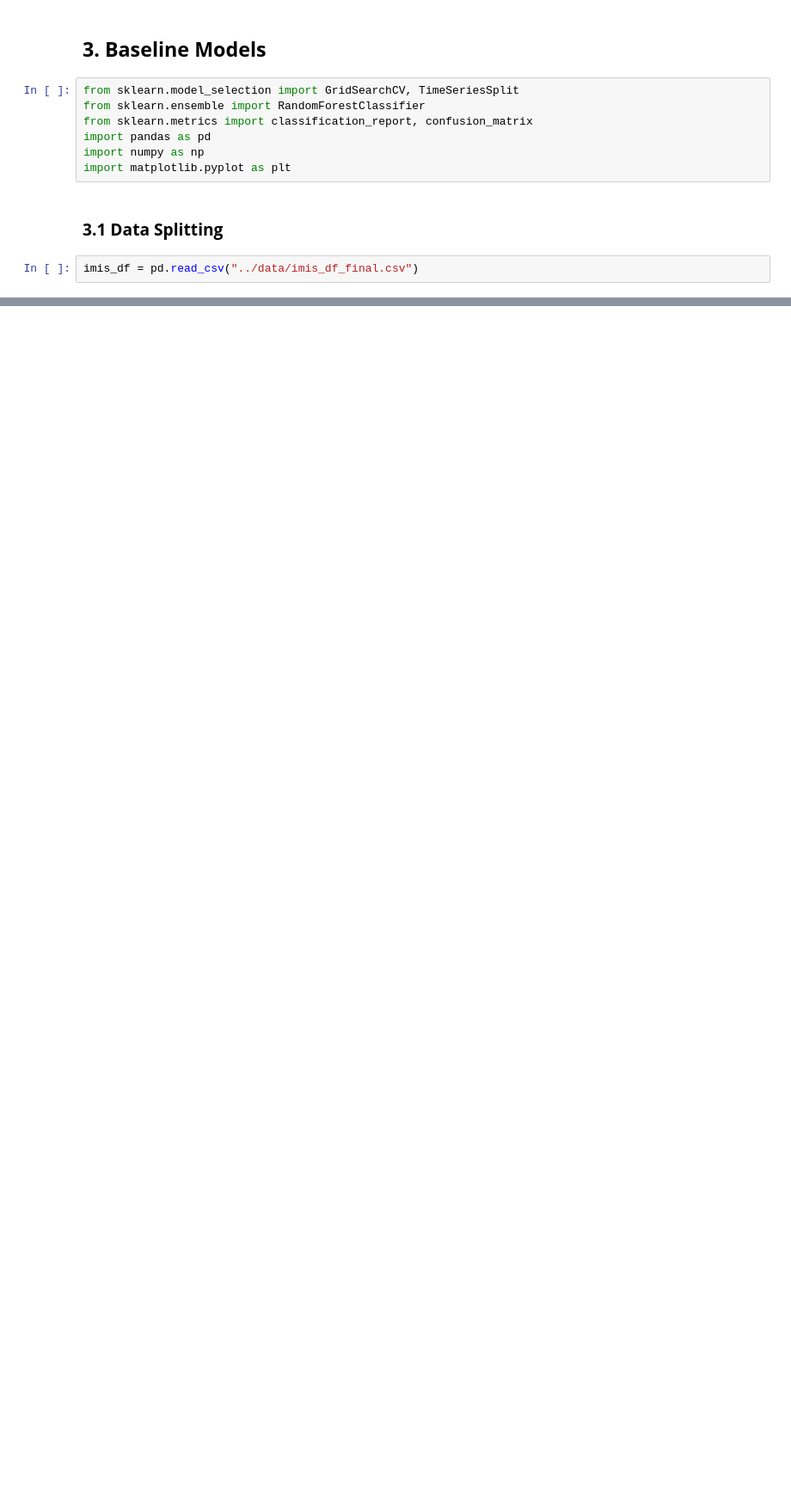
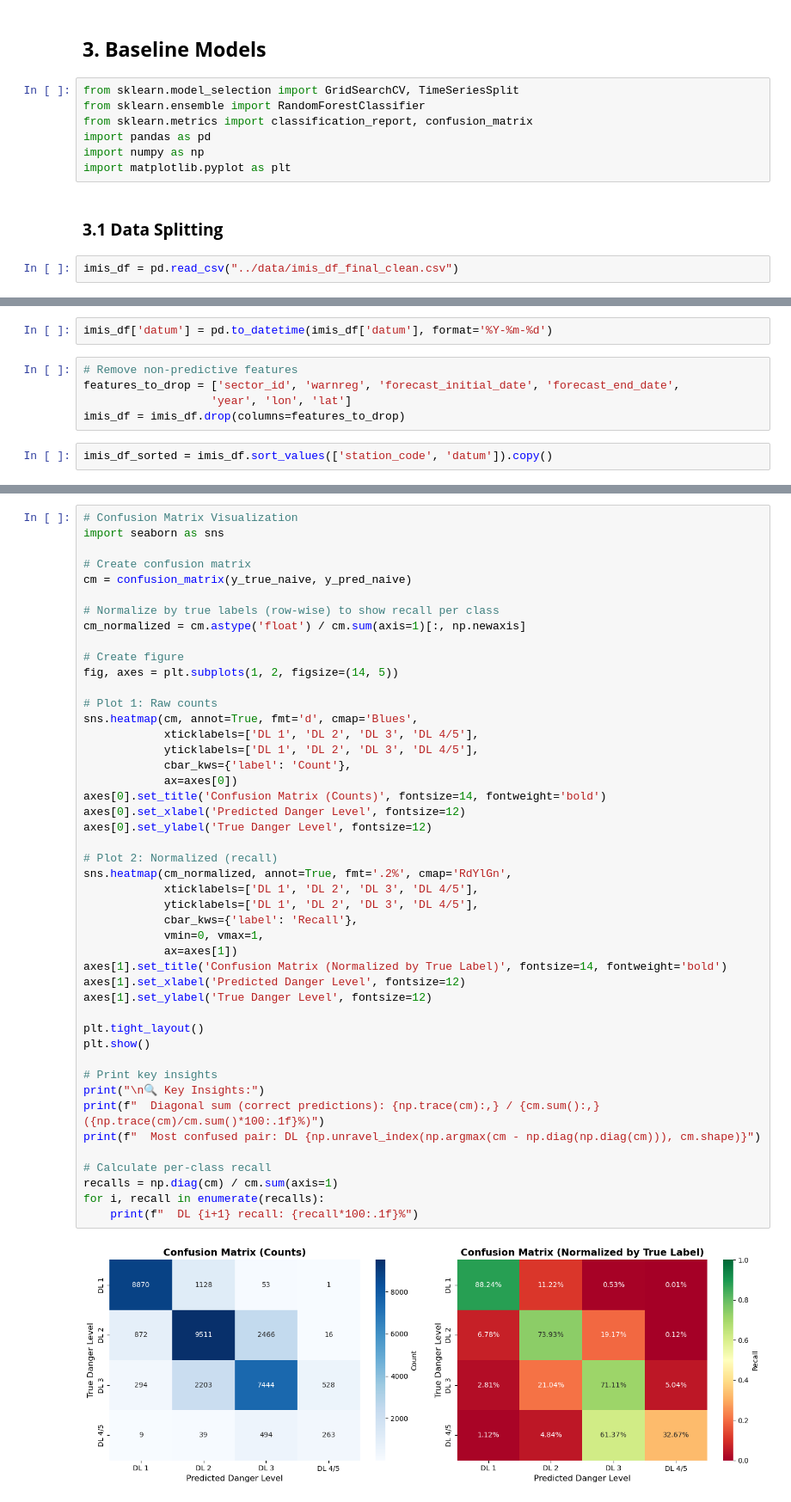
Before and after one commit to FPfenniger/AvalancheRiskProject, a Jupyter notebook: notebooks/3_BaselineModels.ipynb, the cells around one changed output, grey strips where cells are left out. Shown at 86% size. Cells and saved outputs as stored; diff of their text form; blank space fills up the shorter version.

```diff
--- a/notebooks/3_BaselineModels.ipynb
+++ b/notebooks/3_BaselineModels.ipynb
@@ -16,4 +16,4 @@ import matplotlib.pyplot as plt
 # %% [markdown]
 ### **3.1 Data Splitting**
 # %%
-imis_df = pd.read_csv("../data/imis_df_final.csv")
+imis_df = pd.read_csv("../data/imis_df_final_clean.csv")
@@ -19,0 +38,9 @@ imis_df = pd.read_csv("../data/imis_df_final.csv")
+# %%
+imis_df['datum'] = pd.to_datetime(imis_df['datum'], format='%Y-%m-%d')
+# %%
+# Remove non-predictive features
+features_to_drop = ['sector_id', 'warnreg', 'forecast_initial_date', 'forecast_end_date',
+                   'year', 'lon', 'lat']
+imis_df = imis_df.drop(columns=features_to_drop)
+# %%
+imis_df_sorted = imis_df.sort_values(['station_code', 'datum']).copy()
@@ -19,0 +98,48 @@ imis_df = pd.read_csv("../data/imis_df_final.csv")
+# %%
+# Confusion Matrix Visualization
+import seaborn as sns
+
+# Create confusion matrix
+cm = confusion_matrix(y_true_naive, y_pred_naive)
+
+# Normalize by true labels (row-wise) to show recall per class
+cm_normalized = cm.astype('float') / cm.sum(axis=1)[:, np.newaxis]
+
+# Create figure
+fig, axes = plt.subplots(1, 2, figsize=(14, 5))
+
+# Plot 1: Raw counts
+sns.heatmap(cm, annot=True, fmt='d', cmap='Blues',
+            xticklabels=['DL 1', 'DL 2', 'DL 3', 'DL 4/5'],
+            yticklabels=['DL 1', 'DL 2', 'DL 3', 'DL 4/5'],
+            cbar_kws={'label': 'Count'},
+            ax=axes[0])
+axes[0].set_title('Confusion Matrix (Counts)', fontsize=14, fontweight='bold')
+axes[0].set_xlabel('Predicted Danger Level', fontsize=12)
+axes[0].set_ylabel('True Danger Level', fontsize=12)
+
+# Plot 2: Normalized (recall)
+sns.heatmap(cm_normalized, annot=True, fmt='.2%', cmap='RdYlGn',
+            xticklabels=['DL 1', 'DL 2', 'DL 3', 'DL 4/5'],
+            yticklabels=['DL 1', 'DL 2', 'DL 3', 'DL 4/5'],
+            cbar_kws={'label': 'Recall'},
+            vmin=0, vmax=1,
+            ax=axes[1])
+axes[1].set_title('Confusion Matrix (Normalized by True Label)', fontsize=14, fontweight='bold')
+axes[1].set_xlabel('Predicted Danger Level', fontsize=12)
+axes[1].set_ylabel('True Danger Level', fontsize=12)
+
+plt.tight_layout()
+plt.show()
+
+# Print key insights
+print("\n🔍 Key Insights:")
+print(f"  Diagonal sum (correct predictions): {np.trace(cm):,} / {cm.sum():,} ({np.trace(cm)/cm.sum()*100:.1f}%)")
+print(f"  Most confused pair: DL {np.unravel_index(np.argmax(cm - np.diag(np.diag(cm))), cm.shape)}")
+
+# Calculate per-class recall
+recalls = np.diag(cm) / cm.sum(axis=1)
+for i, recall in enumerate(recalls):
+    print(f"  DL {i+1} recall: {recall*100:.1f}%")
+# %% [output]
+[figure, added]
```
Also changed, not shown: parts of 14 cells of this notebook, 1 other file.
